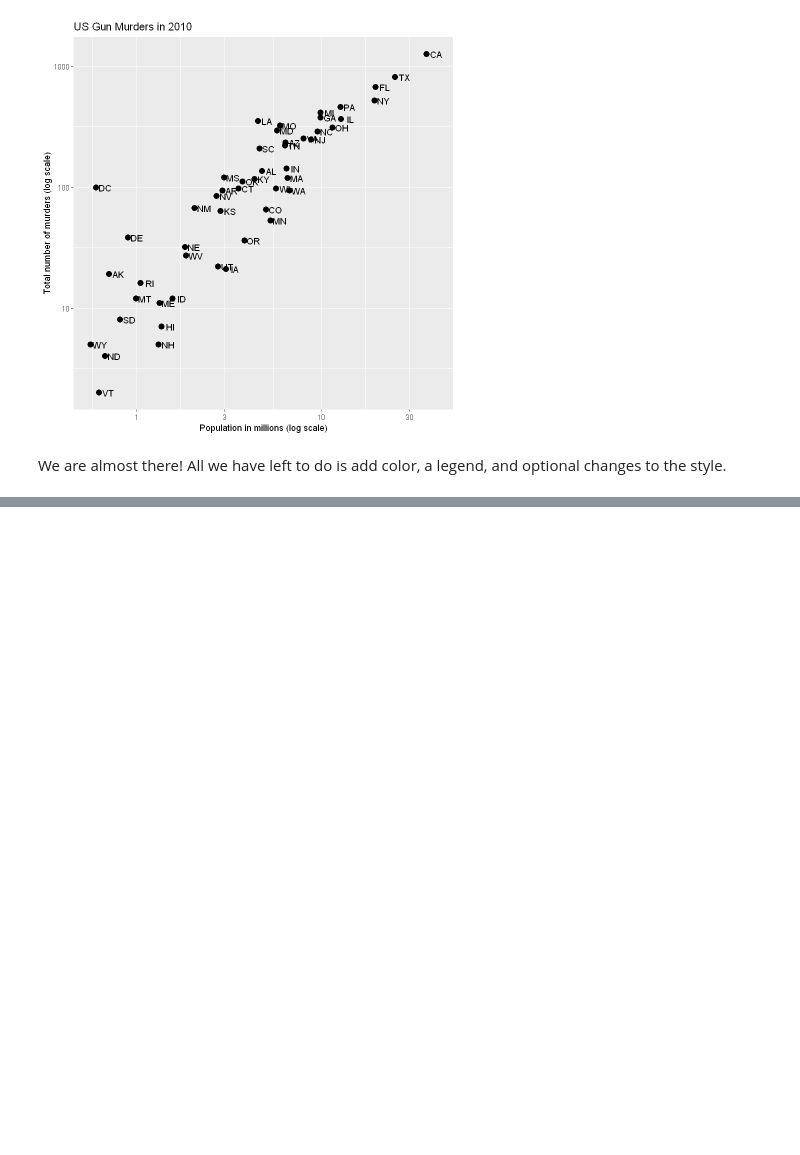
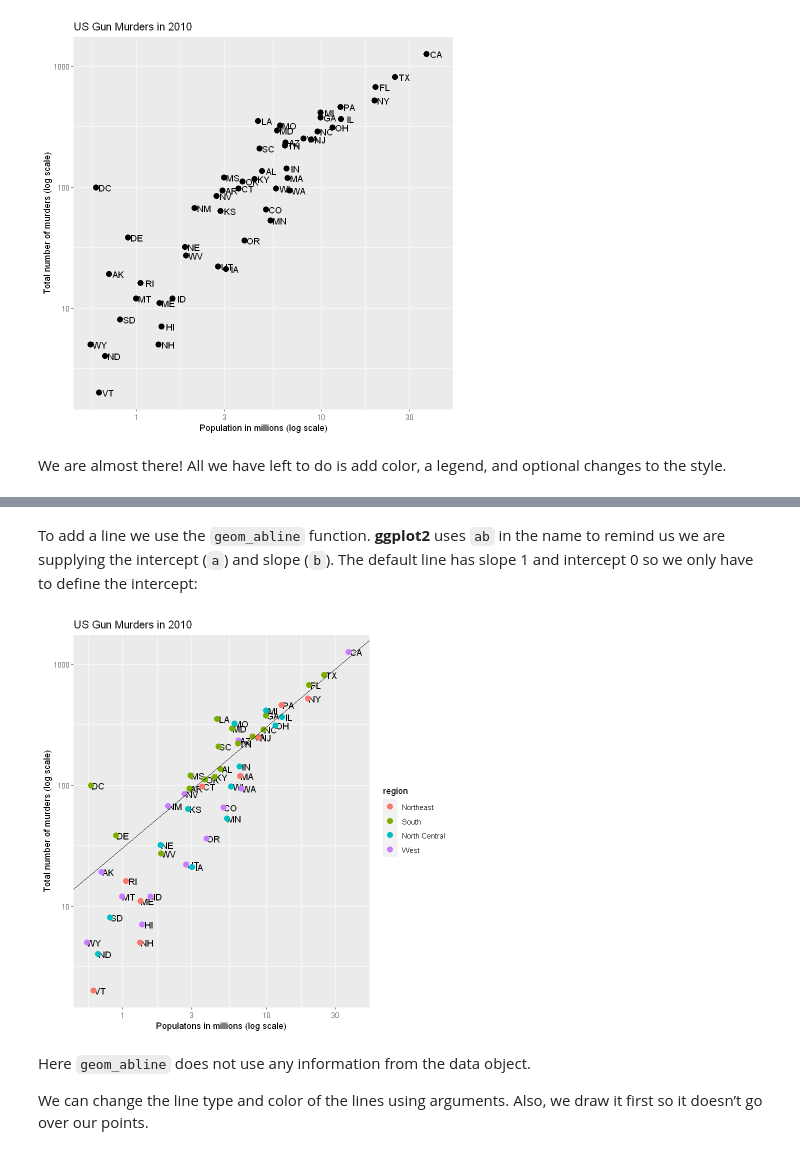
Before and after one commit to withjungjh/bsms222_168_jung, a Jupyter notebook: Ch7_ggplot2.ipynb, the cells around one changed output, grey strips where cells are left out. Cells and saved outputs as stored; diff of their text form; code cells hidden in the pictures; blank space fills up the shorter version.

```diff
--- a/Ch7_ggplot2.ipynb
+++ b/Ch7_ggplot2.ipynb
@@ -248,0 +285,15 @@ We are almost there! All we have left to do is add color, a legend, and optional
+# %%
+r <- murders %>%
+    summarize(rate = sum(total) / sum(population) * 10^6) %>%
+    pull(rate)
+# %% [markdown]
+To add a line we use the `geom_abline` function. __ggplot2__ uses `ab` in the name to remind us we are supplying the intercept (`a`) and slope (`b`). The default line has slope 1 and intercept 0 so we only have to define the intercept:
+# %%
+p + geom_point(aes(col=region), size = 3) +
+    geom_abline(intercept = log10(r))
+# %% [output]
+[figure, added]
+# %% [markdown]
+Here `geom_abline` does not use any information from the data object.
+
+We can change the line type and color of the lines using arguments. Also, we draw it first so it doesn’t go over our points.
```
Also changed, not shown: parts of 74 cells of this notebook.
